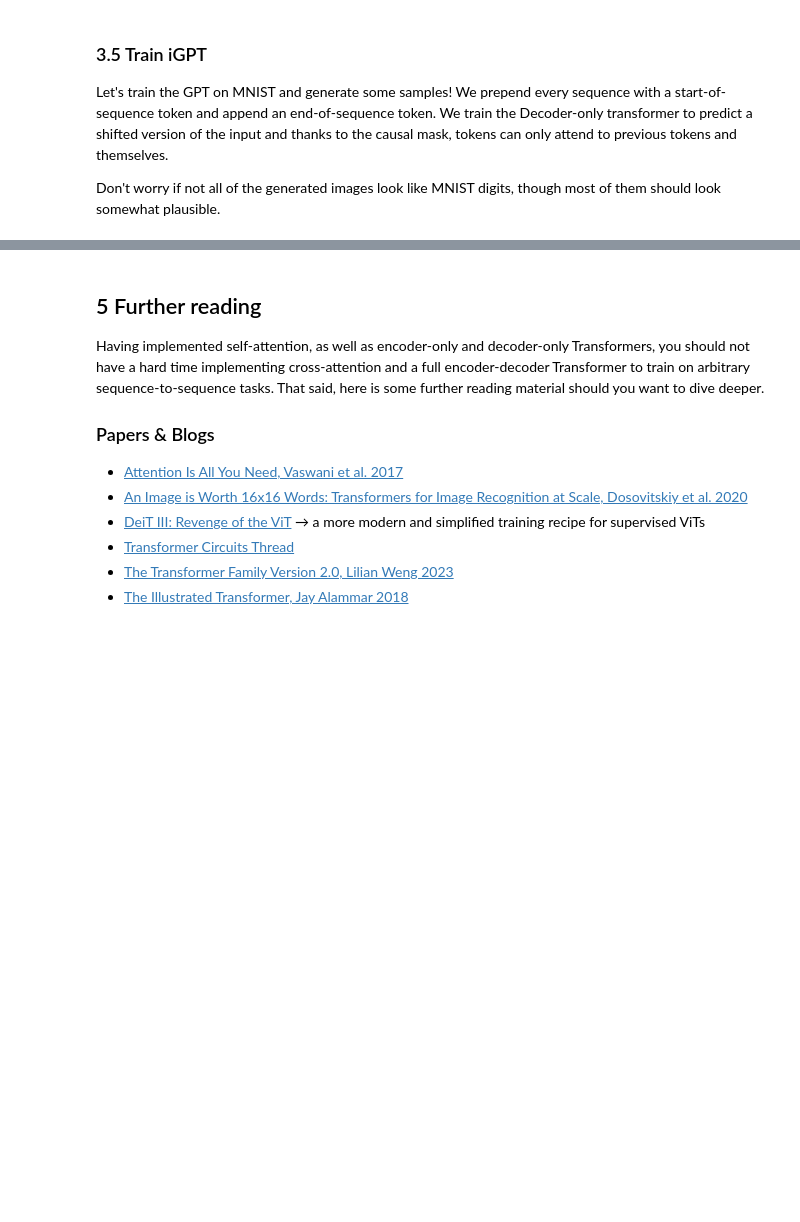
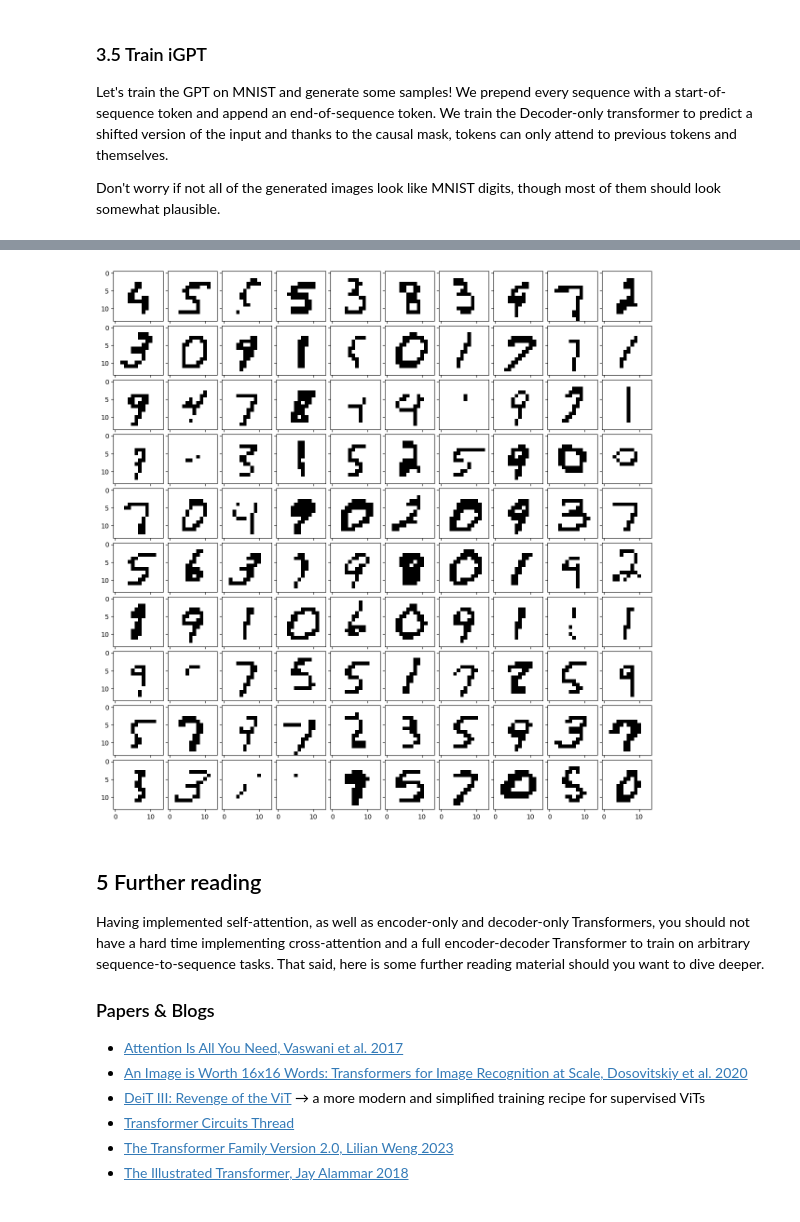
Before and after one commit to EPFL-VILAB/2026-Spring-CS503-Visual-Intelligence-Homework, a Jupyter notebook: Transformer_Homework/CS503_Transformer_Homework.ipynb, the cells around one changed output, grey strips where cells are left out. Saved outputs shown, nothing was run; the diff lists cells and outputs as text; code cells hidden in the pictures; blank space fills up the shorter version.

```diff
--- a/Transformer_Homework/CS503_Transformer_Homework.ipynb
+++ b/Transformer_Homework/CS503_Transformer_Homework.ipynb
@@ -718,16 +833,17 @@ We train the Decoder-only transformer to predict a shifted version of the input
 Don't worry if not all of the generated images look like MNIST digits, though most of them should look somewhat plausible.
 # %%
 patch_size = 2
-vocab_size = 2**(patch_size*patch_size)
-max_tokens = (image_size//patch_size)**2
+vocab_size = 2 ** (patch_size * patch_size)
+max_tokens = (image_size // patch_size) ** 2
 
 gpt = GPT(
-    max_tokens=max_tokens+1, # number of tokens for one image + one for start-of-sequence token
-    vocab_size=vocab_size+2, # two additional vocabulary items for start-of-sequence and end-of-sequence token
+    max_tokens=max_tokens + 1,  # number of tokens for one image + one for start-of-sequence token
+    vocab_size=vocab_size
+    + 2,  # two additional vocabulary items for start-of-sequence and end-of-sequence token
     embed_dim=192,
     depth=4,
     num_heads=4,
-    mlp_ratio=4.
+    mlp_ratio=4.0,
 ).to(device)
 optimizer = torch.optim.AdamW(gpt.parameters())
 # %%
@@ -788,13 +913,15 @@ for _ in range(num_epochs):
 # %%
-seq = repeat(torch.LongTensor([[start_of_seq_token]]).to(device), '1 d -> n d', n=100)
+seq = repeat(torch.LongTensor([[start_of_seq_token]]).to(device), "1 d -> n d", n=100)
 gen_seq = gpt.generate(seq, 49, temperature=0.7, do_sample=True).detach().cpu()
-reconst = detokenize_MNIST(gen_seq[:,1:], patch_size=patch_size)
+reconst = detokenize_MNIST(gen_seq[:, 1:], patch_size=patch_size)
 
-fig = plt.figure(figsize=(15., 15.))
+fig = plt.figure(figsize=(15.0, 15.0))
 grid = ImageGrid(fig, 111, nrows_ncols=(10, 10), axes_pad=0.1)
 for i in range(100):
-    grid[i].imshow(reconst[i], cmap='Greys')
+    grid[i].imshow(reconst[i], cmap="Greys")
 plt.show()
+# %% [output]
+[figure, added]
 # %% [markdown]
 ## 5 Further reading
 
```
Also changed, not shown: parts of 23 cells of this notebook, 4 other files.
